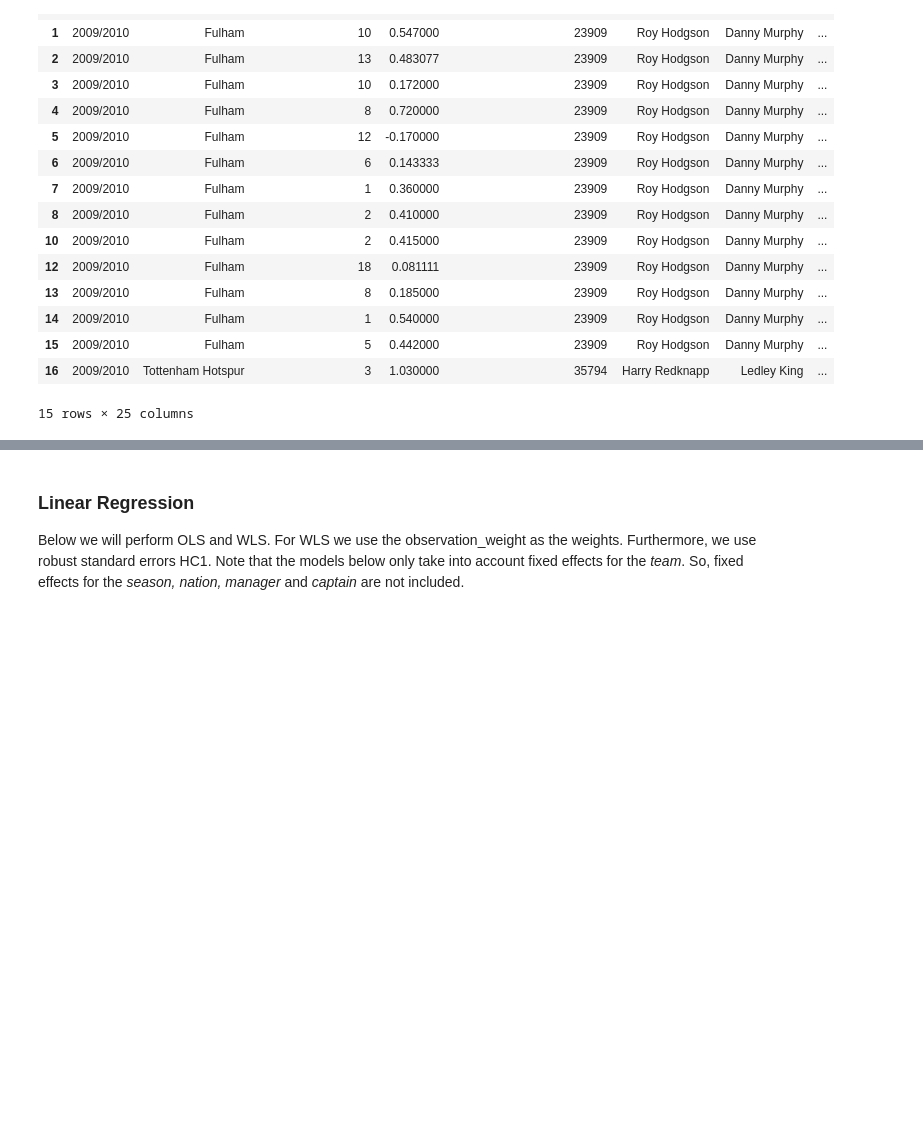
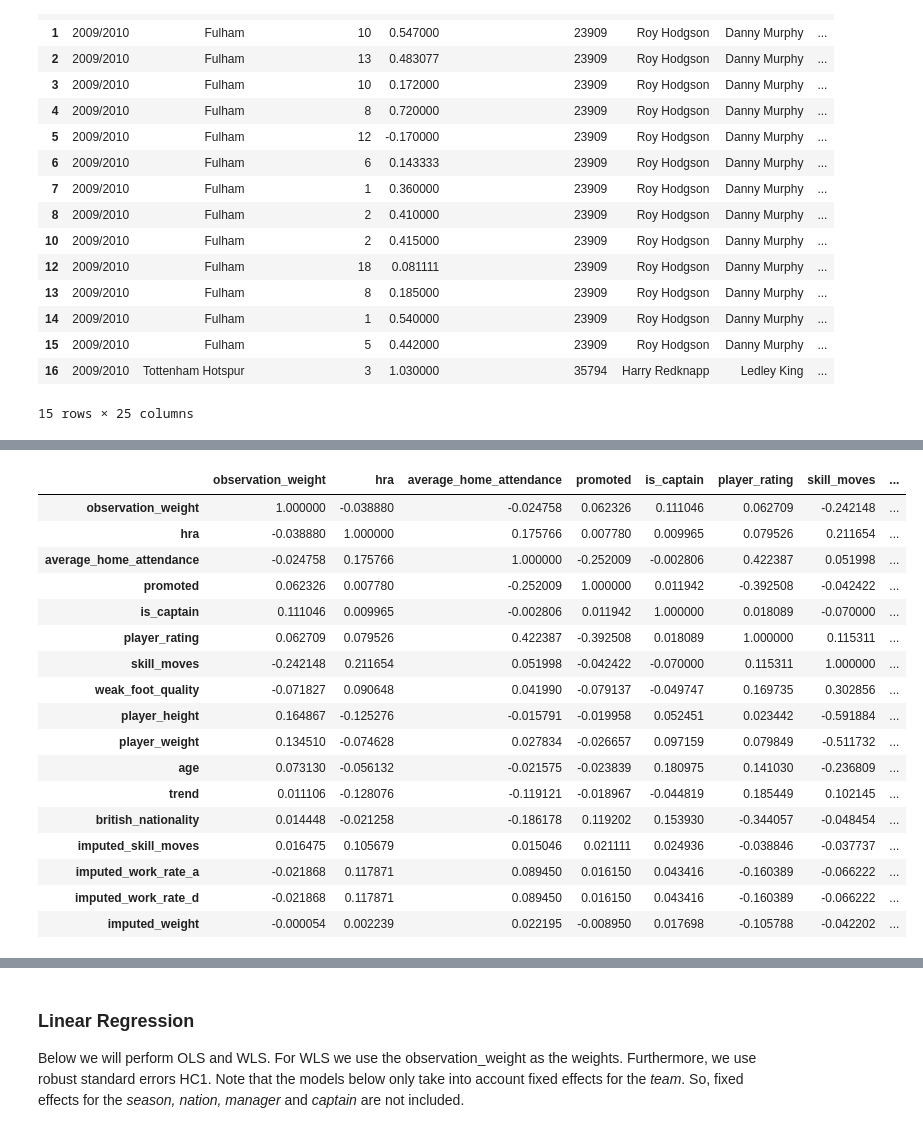
Before and after one commit to florisjanvf/Bachelor-Thesis, a Jupyter notebook: code/main.ipynb, the cells around one changed output, grey strips where cells are left out. Cells and saved outputs as stored; diff of their text form; code cells hidden in the pictures; blank space fills up the shorter version.

```diff
--- a/code/main.ipynb
+++ b/code/main.ipynb
@@ -1383,0 +1463,22 @@ model_data.head(15)
+# %%
+correlation_matrix_filtered_sample = model_data_filtered.corr(numeric_only=True)
+correlation_matrix_filtered_sample
+# %% [output]
+|  | observation_weight | hra | average_home_attendance | promoted | is_captain | player_rating | skill_moves | ... |
+| observation_weight | 1.000000 | -0.038880 | -0.024758 | 0.062326 | 0.111046 | 0.062709 | -0.242148 | ... |
+| hra | -0.038880 | 1.000000 | 0.175766 | 0.007780 | 0.009965 | 0.079526 | 0.211654 | ... |
+| average_home_attendance | -0.024758 | 0.175766 | 1.000000 | -0.252009 | -0.002806 | 0.422387 | 0.051998 | ... |
+| promoted | 0.062326 | 0.007780 | -0.252009 | 1.000000 | 0.011942 | -0.392508 | -0.042422 | ... |
+| is_captain | 0.111046 | 0.009965 | -0.002806 | 0.011942 | 1.000000 | 0.018089 | -0.070000 | ... |
+| player_rating | 0.062709 | 0.079526 | 0.422387 | -0.392508 | 0.018089 | 1.000000 | 0.115311 | ... |
+| skill_moves | -0.242148 | 0.211654 | 0.051998 | -0.042422 | -0.070000 | 0.115311 | 1.000000 | ... |
+| weak_foot_quality | -0.071827 | 0.090648 | 0.041990 | -0.079137 | -0.049747 | 0.169735 | 0.302856 | ... |
+| player_height | 0.164867 | -0.125276 | -0.015791 | -0.019958 | 0.052451 | 0.023442 | -0.591884 | ... |
+| player_weight | 0.134510 | -0.074628 | 0.027834 | -0.026657 | 0.097159 | 0.079849 | -0.511732 | ... |
+| age | 0.073130 | -0.056132 | -0.021575 | -0.023839 | 0.180975 | 0.141030 | -0.236809 | ... |
+| trend | 0.011106 | -0.128076 | -0.119121 | -0.018967 | -0.044819 | 0.185449 | 0.102145 | ... |
+| british_nationality | 0.014448 | -0.021258 | -0.186178 | 0.119202 | 0.153930 | -0.344057 | -0.048454 | ... |
+| imputed_skill_moves | 0.016475 | 0.105679 | 0.015046 | 0.021111 | 0.024936 | -0.038846 | -0.037737 | ... |
+| imputed_work_rate_a | -0.021868 | 0.117871 | 0.089450 | 0.016150 | 0.043416 | -0.160389 | -0.066222 | ... |
+| imputed_work_rate_d | -0.021868 | 0.117871 | 0.089450 | 0.016150 | 0.043416 | -0.160389 | -0.066222 | ... |
+| imputed_weight | -0.000054 | 0.002239 | 0.022195 | -0.008950 | 0.017698 | -0.105788 | -0.042202 | ... |
```
Also changed, not shown: parts of 36 cells of this notebook, 7 other files.
